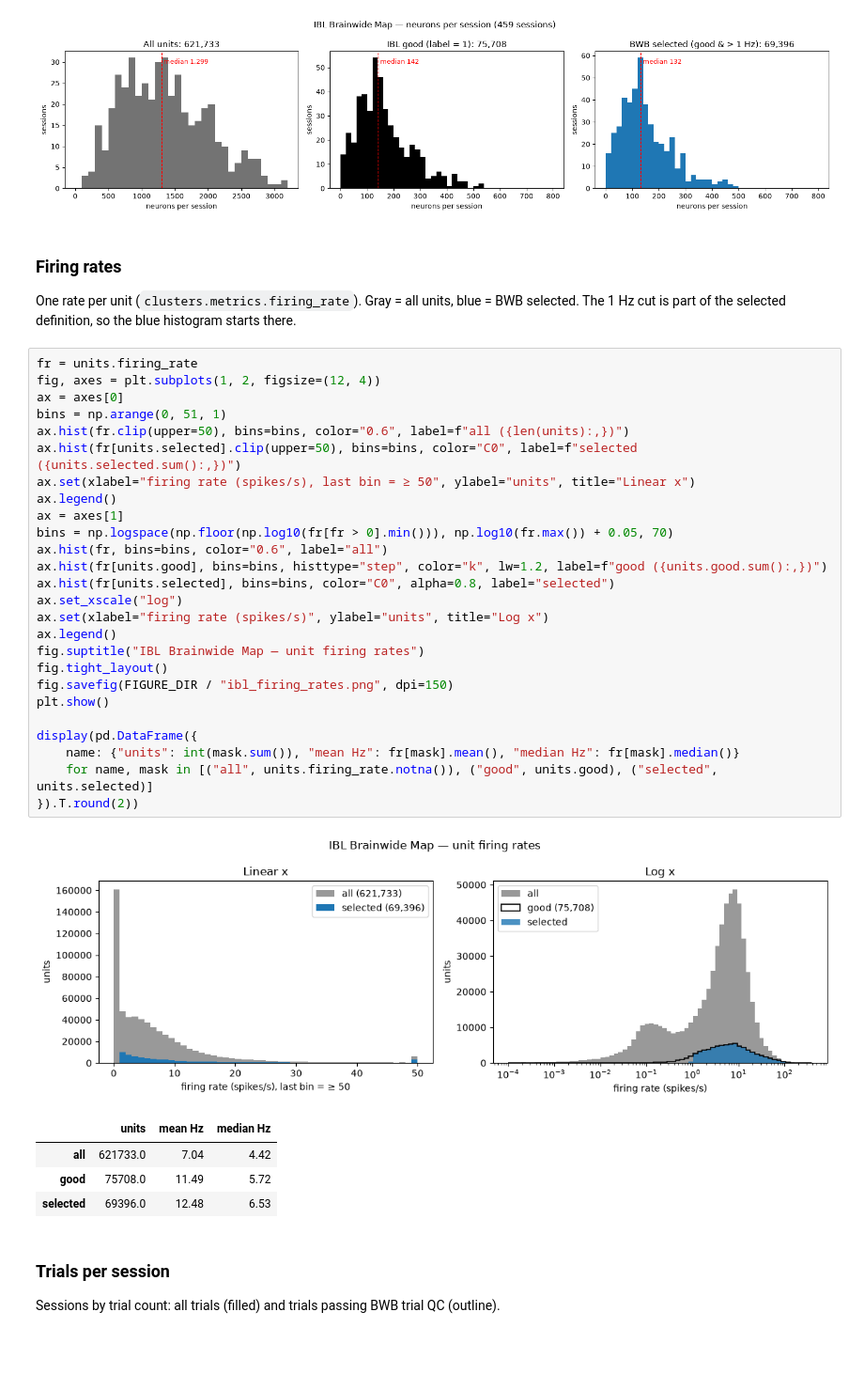
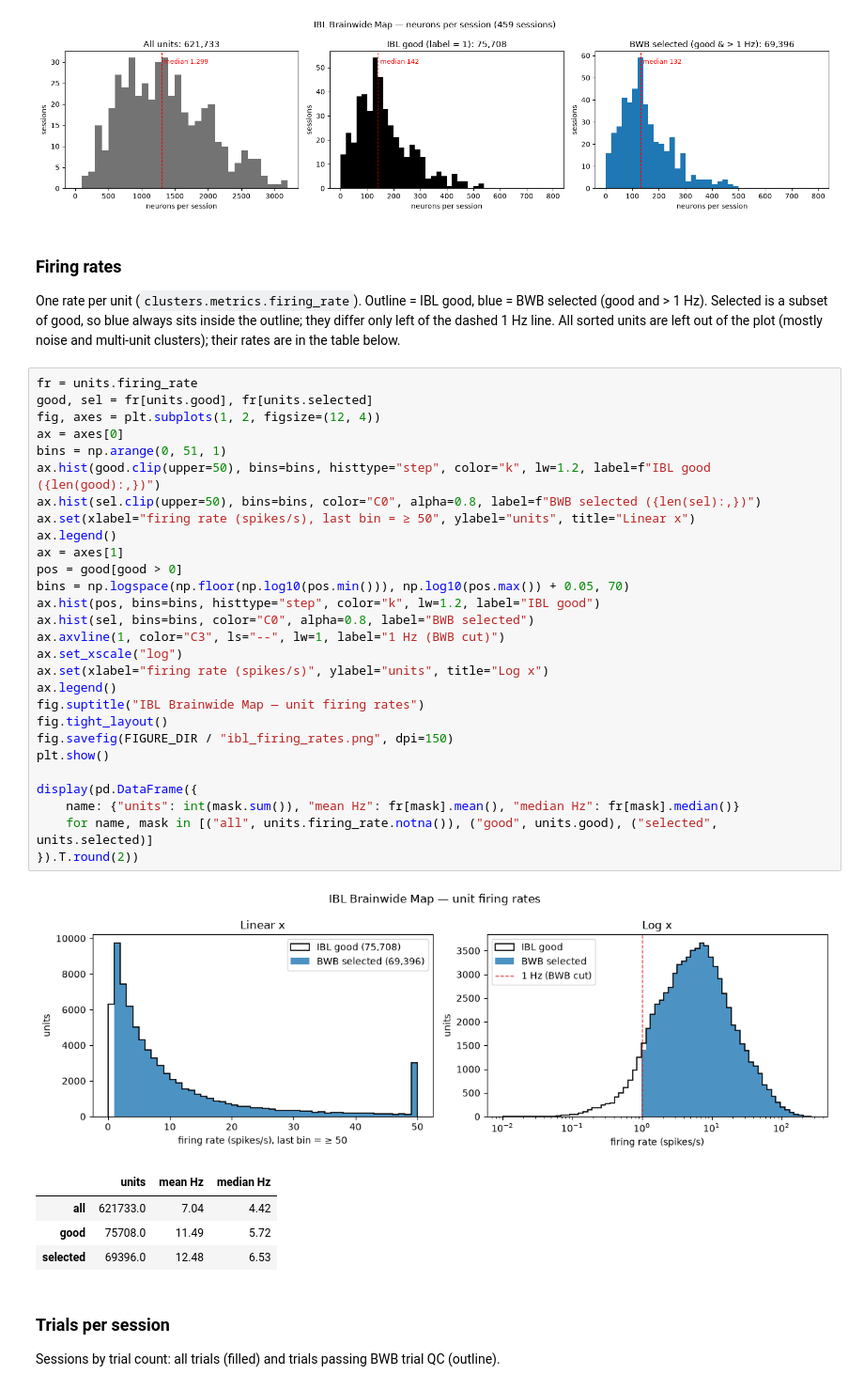
Before and after one commit to iroblesrazzaq/ladys, a Jupyter notebook: tutorials/ibl_inventory.ipynb, the cells around one changed output. Shown at 94% size. Saved outputs shown, nothing was run; the diff lists cells and outputs as text; blank space fills up the shorter version.

```diff
--- a/tutorials/ibl_inventory.ipynb
+++ b/tutorials/ibl_inventory.ipynb
@@ -204,36 +204,40 @@ plt.show()
 # %% [markdown]
 ### Firing rates
 
-One rate per unit (`clusters.metrics.firing_rate`). Gray = all units, blue = BWB selected. The 1 Hz cut is
-part of the selected definition, so the blue histogram starts there.
+One rate per unit (`clusters.metrics.firing_rate`). Outline = IBL good, blue = BWB selected (good and > 1 Hz).
+Selected is a subset of good, so blue always sits inside the outline; they differ only left of the dashed 1 Hz
+line. All sorted units are left out of the plot (mostly noise and multi-unit clusters); their rates are in the
+table below.
 # %%
 fr = units.firing_rate
+good, sel = fr[units.good], fr[units.selected]
 fig, axes = plt.subplots(1, 2, figsize=(12, 4))
 ax = axes[0]
 bins = np.arange(0, 51, 1)
-ax.hist(fr.clip(upper=50), bins=bins, color="0.6", label=f"all ({len(units):,})")
-ax.hist(fr[units.selected].clip(upper=50), bins=bins, color="C0", label=f"selected ({units.selected.sum():,})")
+ax.hist(good.clip(upper=50), bins=bins, histtype="step", color="k", lw=1.2, label=f"IBL good ({len(good):,})")
+ax.hist(sel.clip(upper=50), bins=bins, color="C0", alpha=0.8, label=f"BWB selected ({len(sel):,})")
 ax.set(xlabel="firing rate (spikes/s), last bin = ≥ 50", ylabel="units", title="Linear x")
 ax.legend()
 ax = axes[1]
-bins = np.logspace(np.floor(np.log10(fr[fr > 0].min())), np.log10(fr.max()) + 0.05, 70)
-ax.hist(fr, bins=bins, color="0.6", label="all")
-ax.hist(fr[units.good], bins=bins, histtype="step", color="k", lw=1.2, label=f"good ({units.good.sum():,})")
-ax.hist(fr[units.selected], bins=bins, color="C0", alpha=0.8, label="selected")
+pos = good[good > 0]
+bins = np.logspace(np.floor(np.log10(pos.min())), np.log10(pos.max()) + 0.05, 70)
+ax.hist(pos, bins=bins, histtype="step", color="k", lw=1.2, label="IBL good")
+ax.hist(sel, bins=bins, color="C0", alpha=0.8, label="BWB selected")
+ax.axvline(1, color="C3", ls="--", lw=1, label="1 Hz (BWB cut)")
 ax.set_xscale("log")
 ax.set(xlabel="firing rate (spikes/s)", ylabel="units", title="Log x")
 ax.legend()
 fig.suptitle("IBL Brainwide Map — unit firing rates")
 fig.tight_layout()
 fig.savefig(FIGURE_DIR / "ibl_firing_rates.png", dpi=150)
 plt.show()
 
 display(pd.DataFrame({
     name: {"units": int(mask.sum()), "mean Hz": fr[mask].mean(), "median Hz": fr[mask].median()}
     for name, mask in [("all", units.firing_rate.notna()), ("good", units.good), ("selected", units.selected)]
 }).T.round(2))
 # %% [output]
-[figure, old version]
+[figure, new version]
 |  | units | mean Hz | median Hz |
 | all | 621733.0 | 7.04 | 4.42 |
 | good | 75708.0 | 11.49 | 5.72 |
```
Also changed, not shown: 6 other files.
